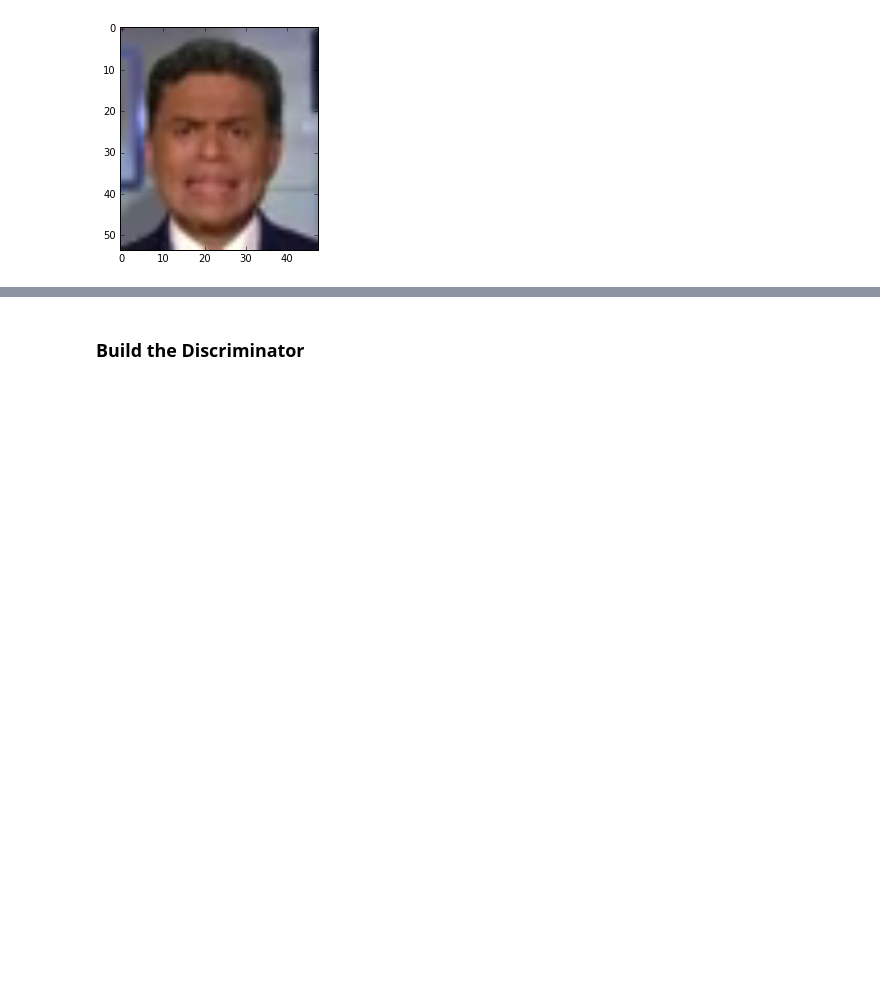
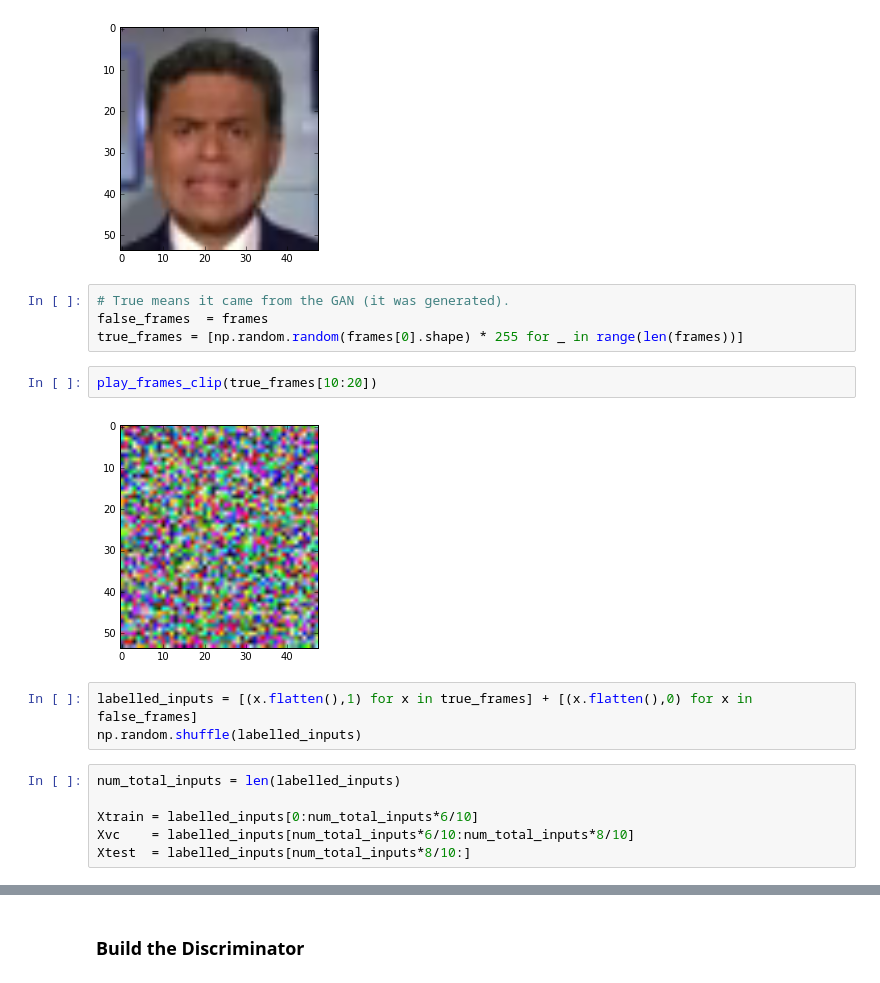
Before and after one commit to NHDaly/jupyter-binder, a Jupyter notebook: ml/Gan_Speaking.ipynb, the cells around one changed output, grey strips where cells are left out. Saved outputs shown, nothing was run; the diff lists cells and outputs as text; blank space fills up the shorter version.

```diff
--- a/ml/Gan_Speaking.ipynb
+++ b/ml/Gan_Speaking.ipynb
@@ -49,3 +49,20 @@ def play_frames_clip(frames):
 play_frames_clip(frames[10:20])
 # %% [output]
 [figure]
+# %%
+# True means it came from the GAN (it was generated).
+false_frames  = frames
+true_frames = [np.random.random(frames[0].shape) * 255 for _ in range(len(frames))]
+# %%
+play_frames_clip(true_frames[10:20])
+# %% [output]
+[figure, added]
+# %%
+labelled_inputs = [(x.flatten(),1) for x in true_frames] + [(x.flatten(),0) for x in false_frames]
+np.random.shuffle(labelled_inputs)
+# %%
+num_total_inputs = len(labelled_inputs)
+
+Xtrain = labelled_inputs[0:num_total_inputs*6/10]
+Xvc    = labelled_inputs[num_total_inputs*6/10:num_total_inputs*8/10]
+Xtest  = labelled_inputs[num_total_inputs*8/10:]
```
Also changed, not shown: parts of 13 cells of this notebook.
